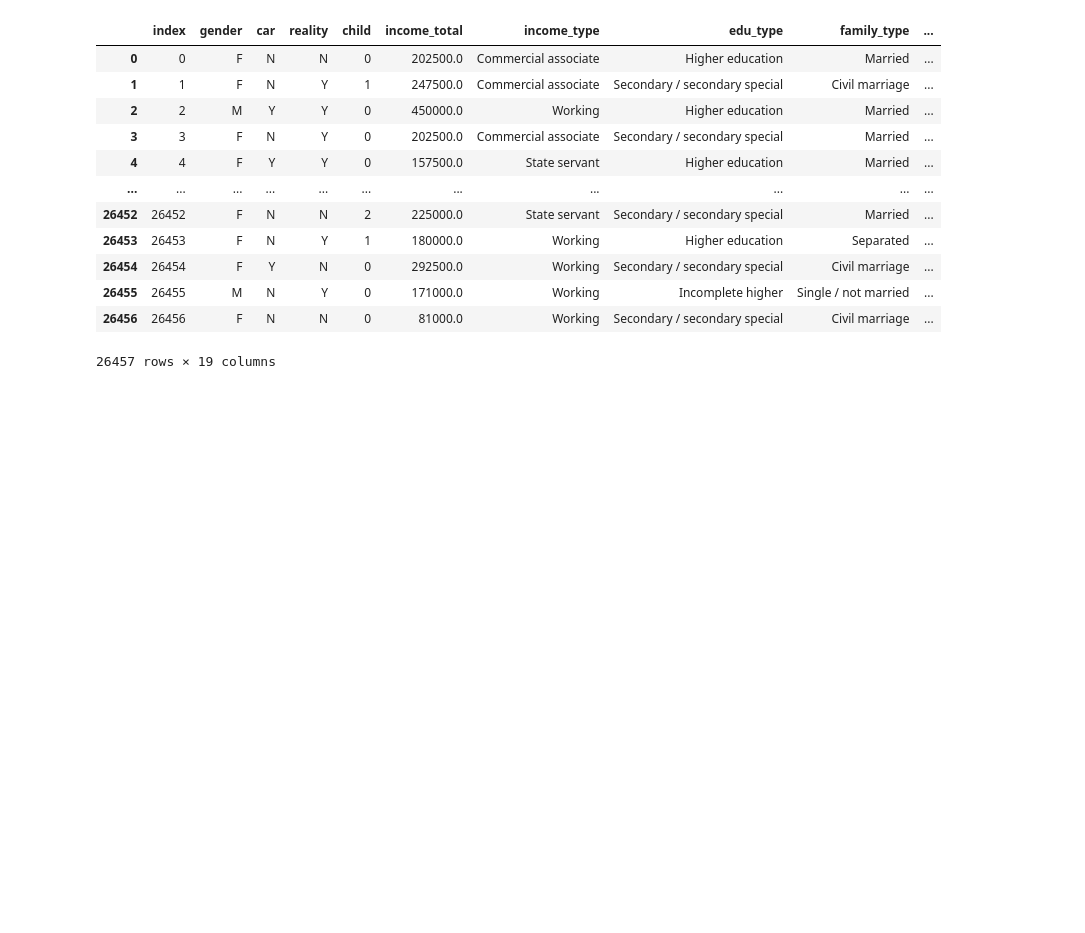
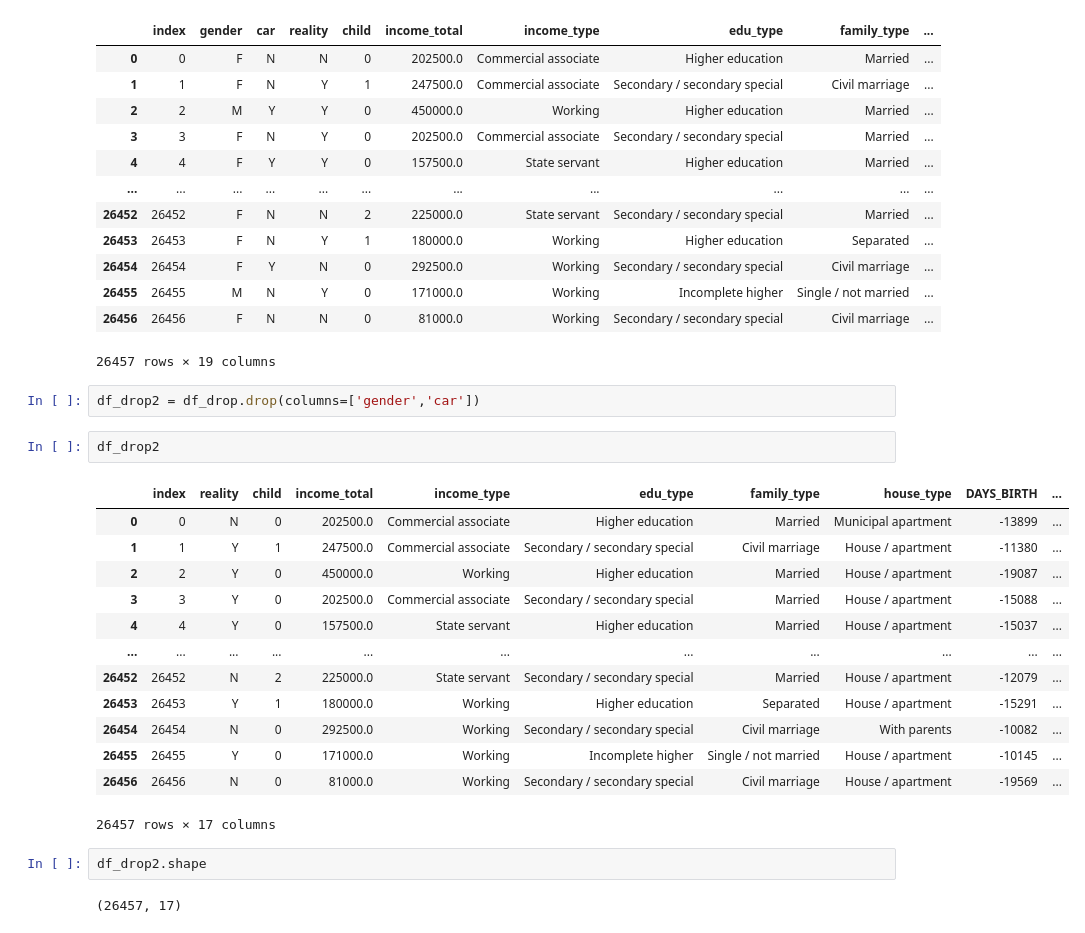
Before and after one commit to chw8207/python-seminar, a Jupyter notebook: 2월17일.ipynb, the cells around one changed output. Saved outputs shown, nothing was run; the diff lists cells and outputs as text; blank space fills up the shorter version.

```diff
--- a/2월17일.ipynb
+++ b/2월17일.ipynb
@@ -138,3 +138,25 @@ df_drop
 | 26455 | 26455 | M | N | Y | 0 | 171000.0 | Working | Incomplete higher | Single / not married | ... |
 | 26456 | 26456 | F | N | N | 0 | 81000.0 | Working | Secondary / secondary special | Civil marriage | ... |
 26457 rows × 19 columns
+# %%
+df_drop2 = df_drop.drop(columns=['gender','car'])
+# %%
+df_drop2
+# %% [output]
+|  | index | reality | child | income_total | income_type | edu_type | family_type | house_type | DAYS_BIRTH | ... |
+| 0 | 0 | N | 0 | 202500.0 | Commercial associate | Higher education | Married | Municipal apartment | -13899 | ... |
+| 1 | 1 | Y | 1 | 247500.0 | Commercial associate | Secondary / secondary special | Civil marriage | House / apartment | -11380 | ... |
+| 2 | 2 | Y | 0 | 450000.0 | Working | Higher education | Married | House / apartment | -19087 | ... |
+| 3 | 3 | Y | 0 | 202500.0 | Commercial associate | Secondary / secondary special | Married | House / apartment | -15088 | ... |
+| 4 | 4 | Y | 0 | 157500.0 | State servant | Higher education | Married | House / apartment | -15037 | ... |
+| ... | ... | ... | ... | ... | ... | ... | ... | ... | ... | ... |
+| 26452 | 26452 | N | 2 | 225000.0 | State servant | Secondary / secondary special | Married | House / apartment | -12079 | ... |
+| 26453 | 26453 | Y | 1 | 180000.0 | Working | Higher education | Separated | House / apartment | -15291 | ... |
+| 26454 | 26454 | N | 0 | 292500.0 | Working | Secondary / secondary special | Civil marriage | With parents | -10082 | ... |
+| 26455 | 26455 | Y | 0 | 171000.0 | Working | Incomplete higher | Single / not married | House / apartment | -10145 | ... |
+| 26456 | 26456 | N | 0 | 81000.0 | Working | Secondary / secondary special | Civil marriage | House / apartment | -19569 | ... |
+26457 rows × 17 columns
+# %%
+df_drop2.shape
+# %% [output]
+(26457, 17)
```
